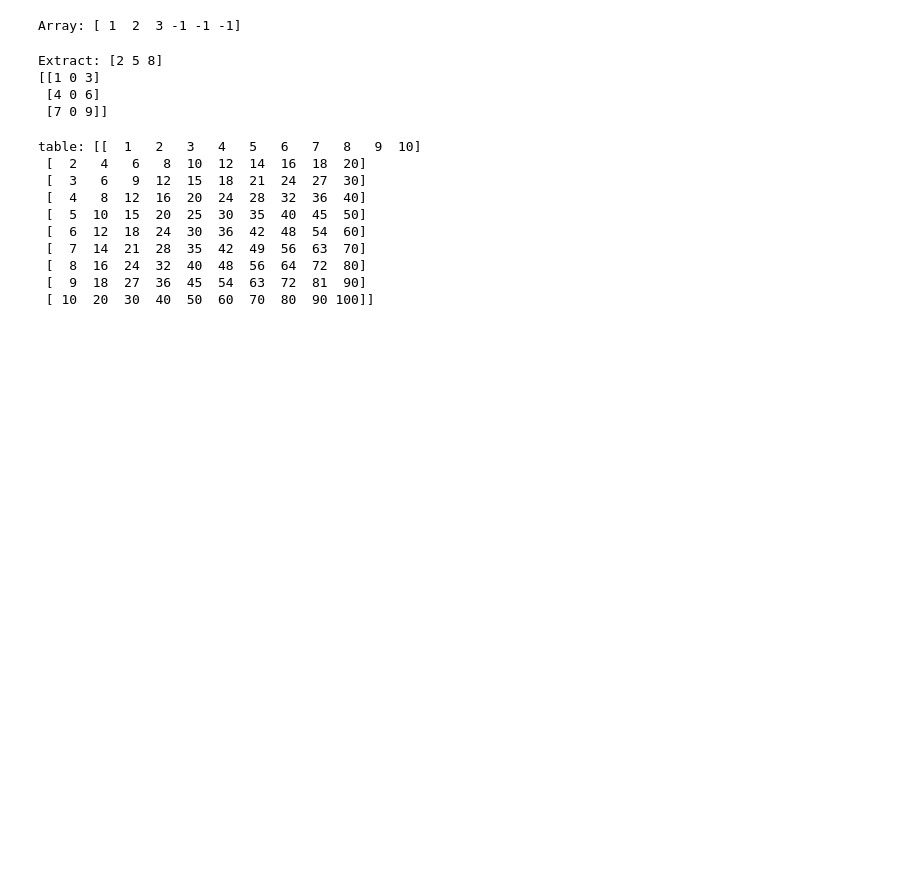
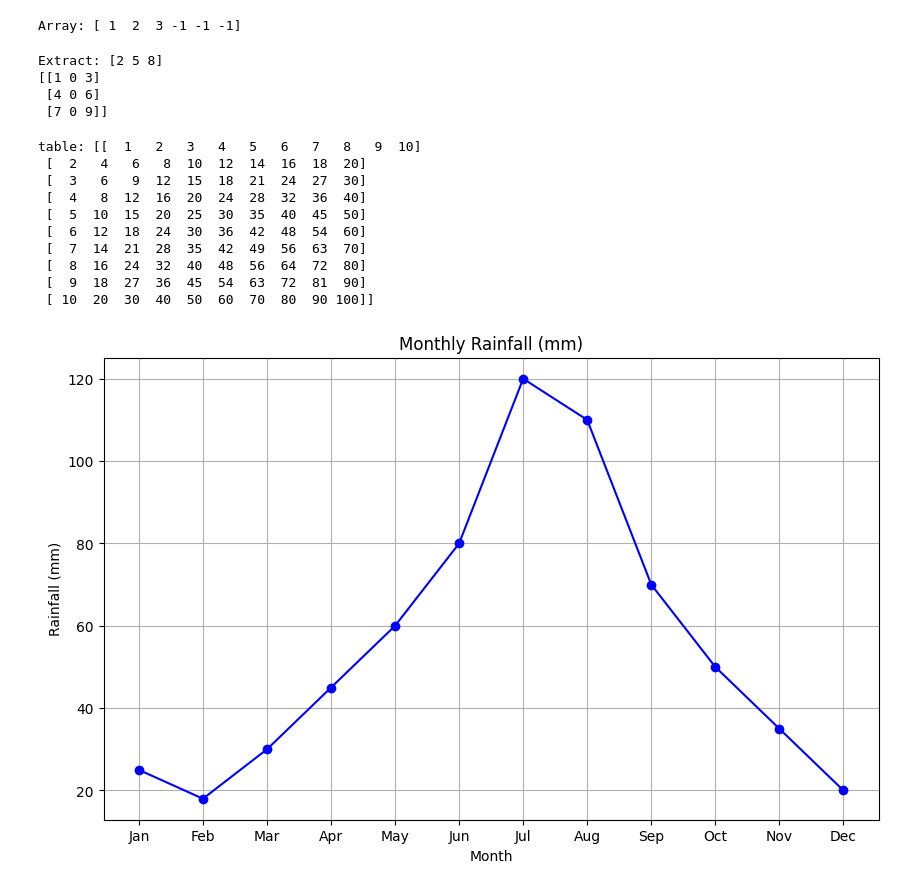
Before and after one commit to elsoncrasta/phytest, a Jupyter notebook: Untitled0.ipynb, the cells around one changed output. Cells and saved outputs as stored; diff of their text form; code cells hidden in the pictures; blank space fills up the shorter version.

```diff
--- a/Untitled0.ipynb
+++ b/Untitled0.ipynb
@@ -138,3 +138,16 @@ table: [[  1   2   3   4   5   6   7   8   9  10]
  [  8  16  24  32  40  48  56  64  72  80]
  [  9  18  27  36  45  54  63  72  81  90]
  [ 10  20  30  40  50  60  70  80  90 100]]
+# %%
+import matplotlib.pyplot as plt
+Months = ['Jan','Feb','Mar','Apr','May','Jun','Jul','Aug','Sep','Oct','Nov','Dec']
+Rainfall = [25, 18, 30, 45, 60, 80, 120, 110, 70, 50, 35, 20]
+plt.figure(figsize=(10, 6))
+plt.plot(Months, Rainfall, marker='o', linestyle='-', color='b')
+plt.title('Monthly Rainfall ')
+plt.xlabel('Month')
+plt.ylabel('Rainfall')
+plt.grid(True)
+plt.show()
+# %% [output]
+[figure, added]
```
Also changed, not shown: parts of 8 cells of this notebook.
